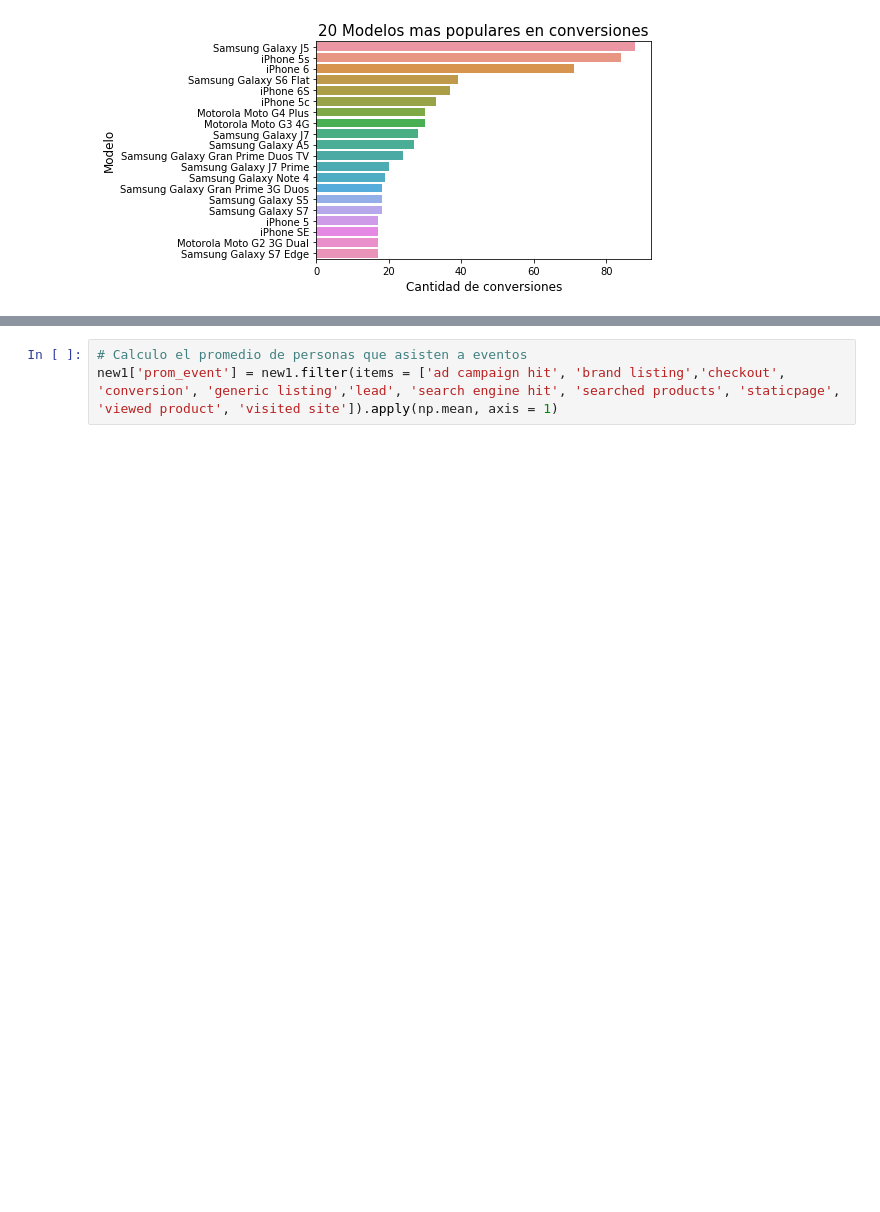
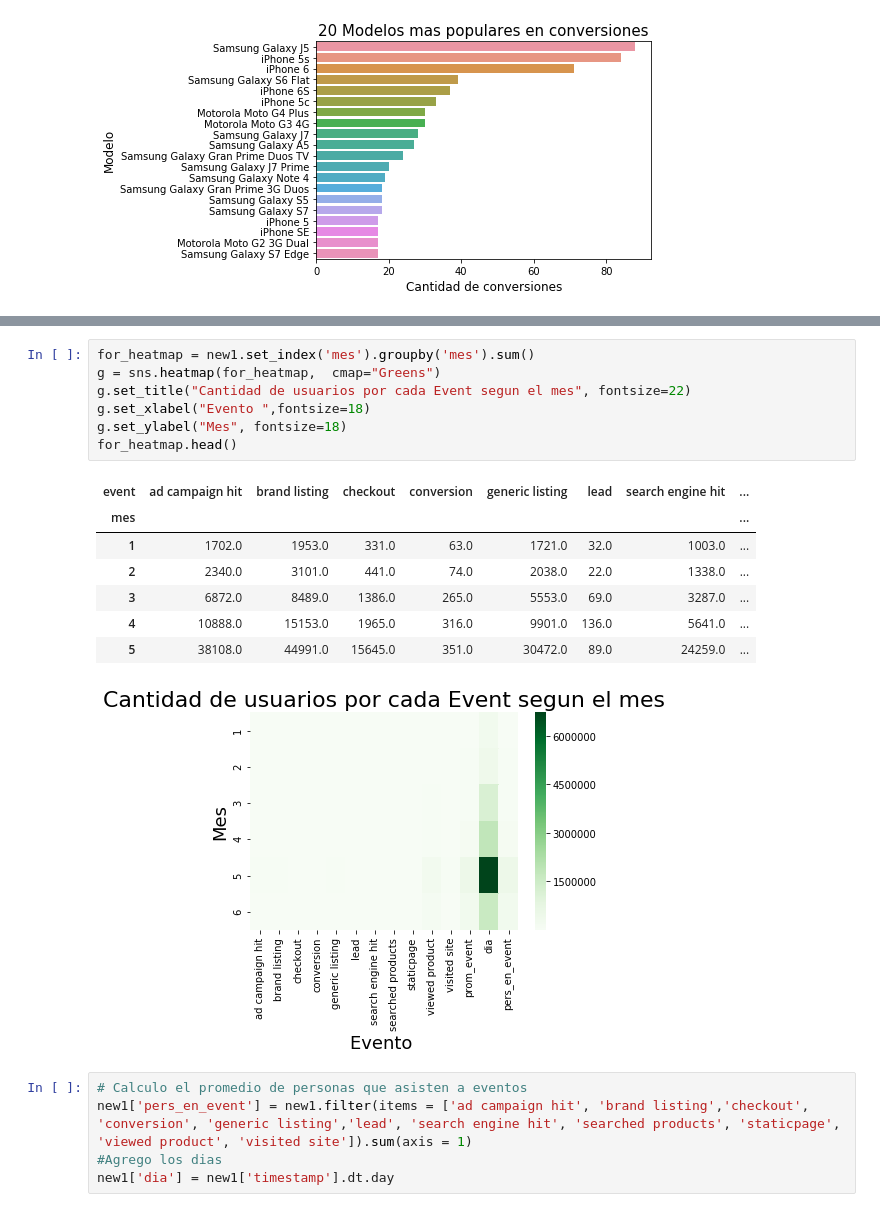
Before and after one commit to IgnacioKomar/OrganizacionDeDatos, a Jupyter notebook: TP1.ipynb, the cells around one changed output, grey strips where cells are left out. Cells and saved outputs as stored; diff of their text form; blank space fills up the shorter version.

```diff
--- a/TP1.ipynb
+++ b/TP1.ipynb
@@ -145,4 +213,22 @@ new1['dia'] = new1['timestamp'].dt.day
+# %%
+for_heatmap = new1.set_index('mes').groupby('mes').sum()
+g = sns.heatmap(for_heatmap,  cmap="Greens")
+g.set_title("Cantidad de usuarios por cada Event segun el mes", fontsize=22)
+g.set_xlabel("Evento ",fontsize=18)
+g.set_ylabel("Mes", fontsize=18)
+for_heatmap.head()
+# %% [output]
+| event | ad campaign hit | brand listing | checkout | conversion | generic listing | lead | search engine hit | ... |
+| mes |  |  |  |  |  |  |  | ... |
+| 1 | 1702.0 | 1953.0 | 331.0 | 63.0 | 1721.0 | 32.0 | 1003.0 | ... |
+| 2 | 2340.0 | 3101.0 | 441.0 | 74.0 | 2038.0 | 22.0 | 1338.0 | ... |
+| 3 | 6872.0 | 8489.0 | 1386.0 | 265.0 | 5553.0 | 69.0 | 3287.0 | ... |
+| 4 | 10888.0 | 15153.0 | 1965.0 | 316.0 | 9901.0 | 136.0 | 5641.0 | ... |
+| 5 | 38108.0 | 44991.0 | 15645.0 | 351.0 | 30472.0 | 89.0 | 24259.0 | ... |
+[figure, added]
 # %%
 # Calculo el promedio de personas que asisten a eventos
-new1['prom_event'] = new1.filter(items = ['ad campaign hit', 'brand listing','checkout', 'conversion', 'generic listing','lead', 'search engine hit', 'searched products', 'staticpage', 'viewed product', 'visited site']).apply(np.mean, axis = 1)
+new1['pers_en_event'] = new1.filter(items = ['ad campaign hit', 'brand listing','checkout', 'conversion', 'generic listing','lead', 'search engine hit', 'searched products', 'staticpage', 'viewed product', 'visited site']).sum(axis = 1)
+#Agrego los dias
+new1['dia'] = new1['timestamp'].dt.day
 # %%
```
Also changed, not shown: parts of 9 cells of this notebook.
